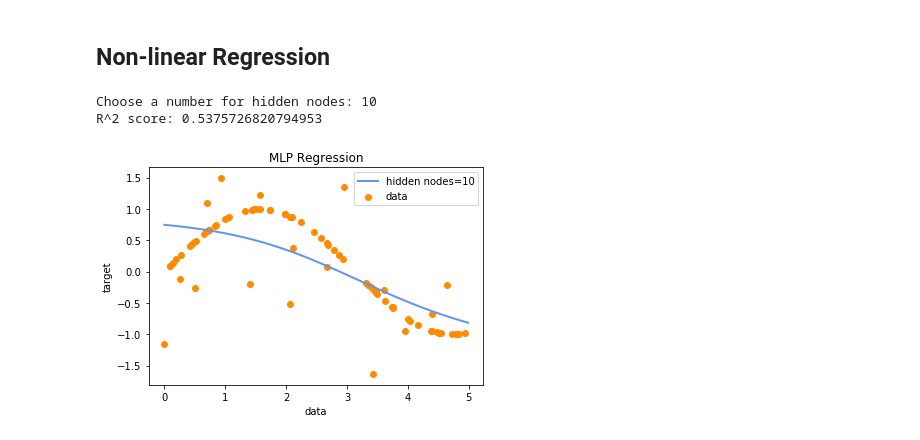
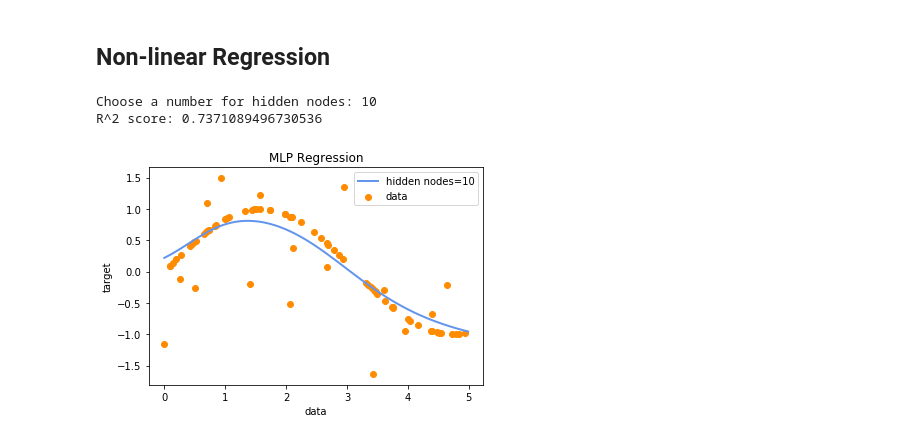
Before and after one commit to lutzhamel/CSC310, a Jupyter notebook: 16a-regression.ipynb, the cells around one changed output. Saved outputs shown, nothing was run; the diff lists cells and outputs as text; code cells hidden in the pictures.

```diff
--- a/16a-regression.ipynb
+++ b/16a-regression.ipynb
@@ -269,33 +270,33 @@ n  = int(input('Choose a number for hidden nodes: '))
 import numpy as np
 from sklearn.neural_network import MLPRegressor
 import matplotlib.pyplot as plt
 
 # Create a random dataset
 rng = np.random.RandomState(1)
 X = np.sort(5 * rng.rand(80, 1), axis=0)
 y = np.sin(X).ravel()
 y[::5] += 3 * (0.5 - rng.rand(16))
 
 # Fit regression model
-regr_1 = MLPRegressor(hidden_layer_sizes=(n,3), activation='logistic', max_iter=10000)
+regr_1 = MLPRegressor(hidden_layer_sizes=(n,3), activation='tanh', max_iter=10000)
 #regr_1 = MLPRegressor(hidden_layer_sizes=(n,n),  max_iter=10000)
 regr_1.fit(X, y)
 print("R^2 score: {}".format(regr_1.score(X,y)))
 
 # Predict
 X_test = np.arange(0.0, 5.0, 0.01)[:, np.newaxis]
 y_1 = regr_1.predict(X_test)
 
 # Plot the results
 plt.figure()
 plt.scatter(X, y, c="darkorange", label="data")
 plt.plot(X_test, y_1, color="cornflowerblue", label="hidden nodes="+str(n), linewidth=2)
 plt.xlabel("data")
 plt.ylabel("target")
 plt.title("MLP Regression")
 plt.legend()
 plt.show()
 # %% [output]
 Choose a number for hidden nodes: 10
-R^2 score: 0.5375726820794953
+R^2 score: 0.7371089496730536
-[figure, old version]
+[figure, new version]
```
Also changed, not shown: parts of 4 cells of this notebook, 2 other files.
